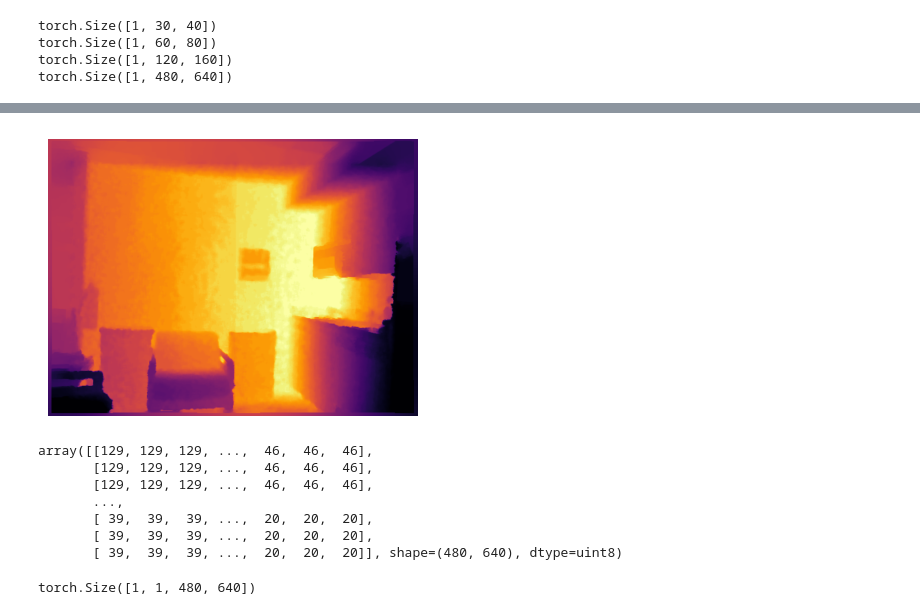
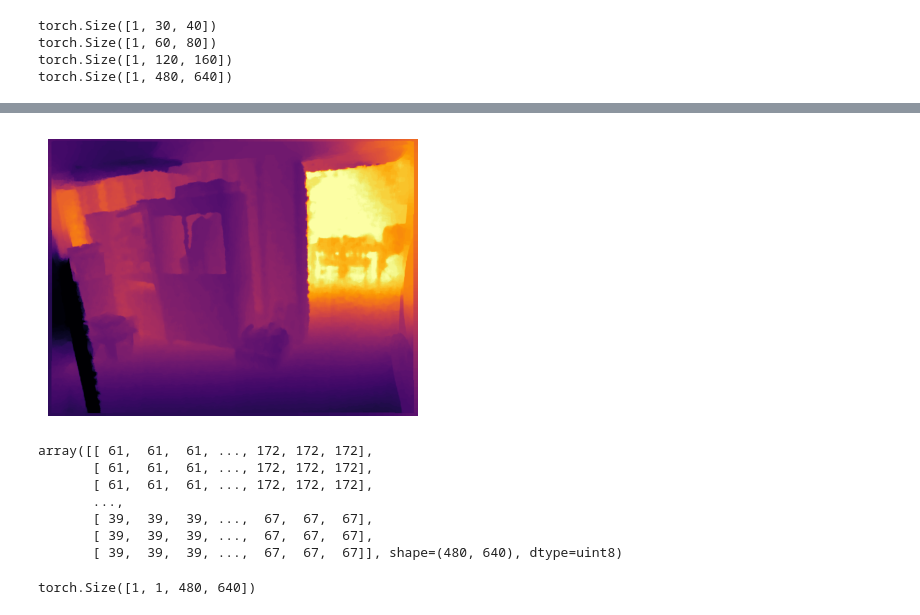
Before and after one commit to Utsab-2010/Depth-Estimation-Task, a Jupyter notebook: mobilenetv2.pytorch/test_v3.ipynb, the cells around one changed output, grey strips where cells are left out. Drawn from its saved outputs; the diff is of its cells as text; code cells hidden in the pictures.

```diff
--- a/mobilenetv2.pytorch/test_v3.ipynb
+++ b/mobilenetv2.pytorch/test_v3.ipynb
@@ -346,19 +346,19 @@ array([[ 94, 153, 174, ..., 138,  98,  64],
 # %%
-depth_path = '../nyu_data/data/nyu2_test/00000_depth.png'
+depth_path = '../nyu_data/data/nyu2_train/basement_0001a_out/1.png'
 gt_depth = Image.open(depth_path)
 depth_tensor = transform(gt_depth).unsqueeze(0)  # add batch dimension
 depth_tensor = depth_tensor.to(device)
 # plt.imshow(gt_depth)
 depth_to_display(depth_tensor)  # (1,1,H,W)
 # %% [output]
-[figure, old version]
+[figure, new version]
-array([[129, 129, 129, ...,  46,  46,  46],
-       [129, 129, 129, ...,  46,  46,  46],
-       [129, 129, 129, ...,  46,  46,  46],
+array([[ 61,  61,  61, ..., 172, 172, 172],
+       [ 61,  61,  61, ..., 172, 172, 172],
+       [ 61,  61,  61, ..., 172, 172, 172],
        ...,
-       [ 39,  39,  39, ...,  20,  20,  20],
-       [ 39,  39,  39, ...,  20,  20,  20],
-       [ 39,  39,  39, ...,  20,  20,  20]], shape=(480, 640), dtype=uint8)
+       [ 39,  39,  39, ...,  67,  67,  67],
+       [ 39,  39,  39, ...,  67,  67,  67],
+       [ 39,  39,  39, ...,  67,  67,  67]], shape=(480, 640), dtype=uint8)
 # %%
 depth_tensor.shape
 # %% [output]
```
Also changed, not shown: parts of 10 cells of this notebook.
